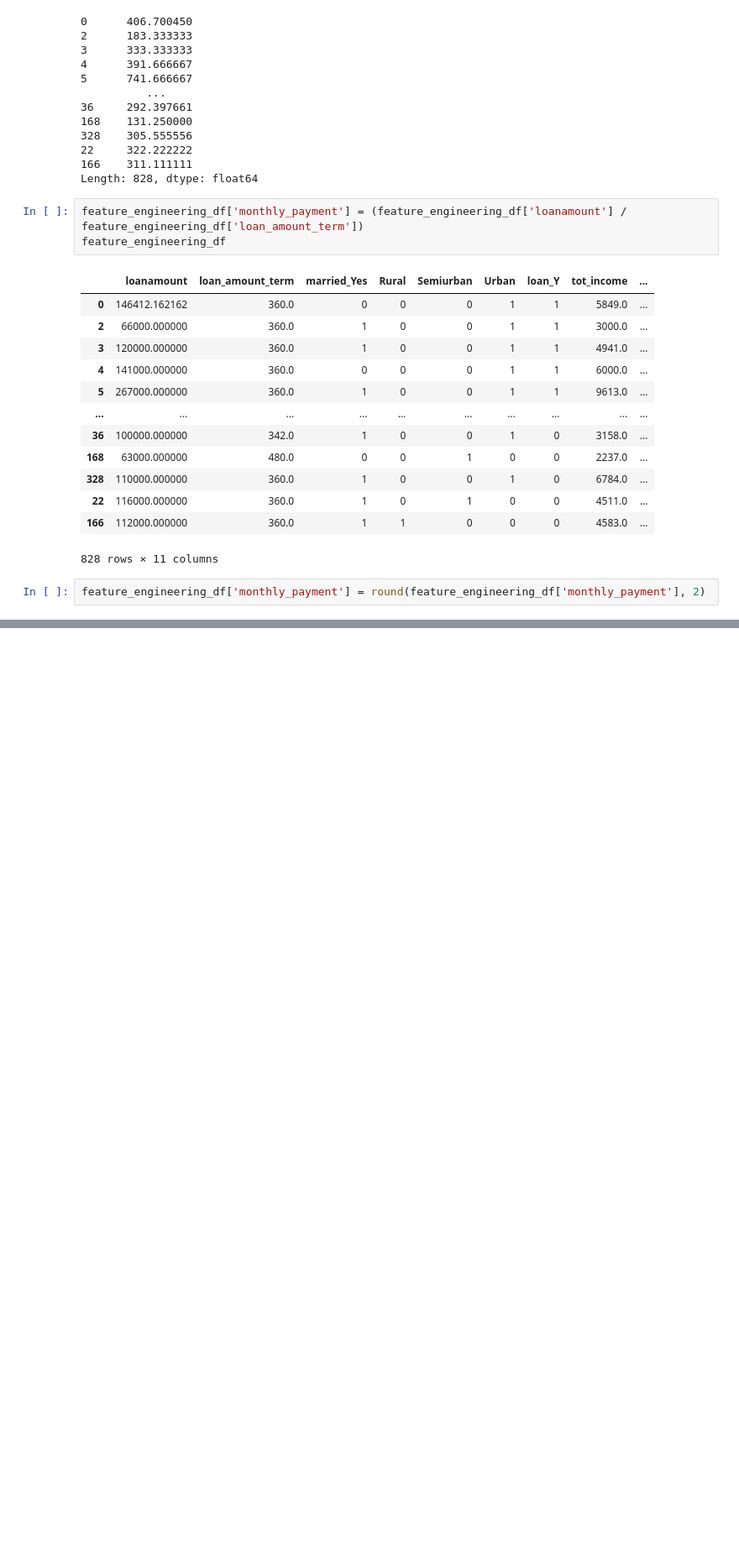
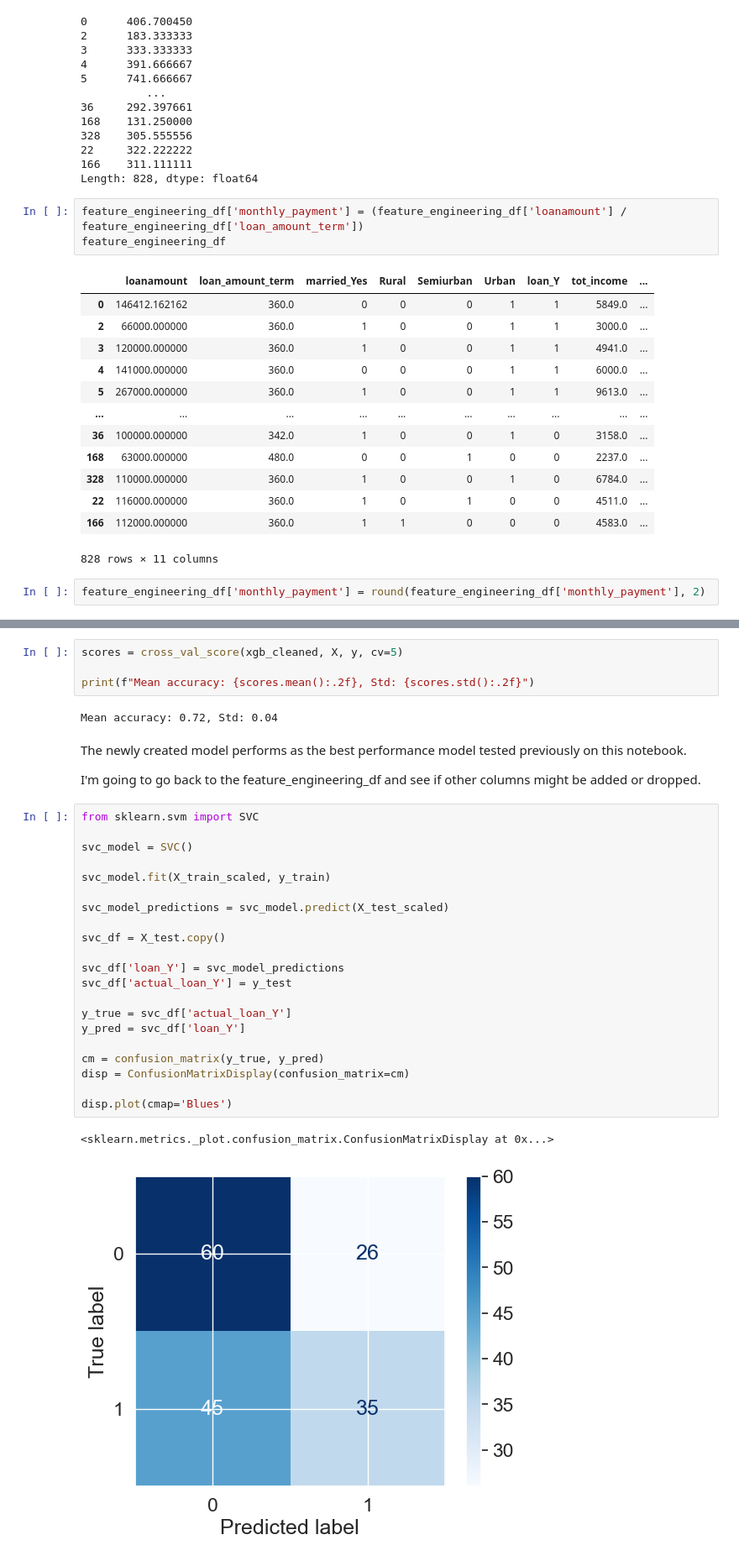
Before and after one commit to MC993/home_loan_approval, a Jupyter notebook: home_loan_notebook.ipynb, the cells around one changed output, grey strips where cells are left out. Shown at 84% size. Saved outputs shown, nothing was run; the diff lists cells and outputs as text; blank space fills up the shorter version.

```diff
--- a/home_loan_notebook.ipynb
+++ b/home_loan_notebook.ipynb
@@ -1421,0 +1560,34 @@ feature_engineering_df
+# %%
+scores = cross_val_score(xgb_cleaned, X, y, cv=5)
+
+print(f"Mean accuracy: {scores.mean():.2f}, Std: {scores.std():.2f}")
+# %% [output]
+Mean accuracy: 0.72, Std: 0.04
+# %% [markdown]
+The newly created model performs as the best performance model tested previously on this notebook.
+
+I'm going to go back to the feature_engineering_df and see if other columns might be added or dropped.
+# %%
+from sklearn.svm import SVC
+
+svc_model = SVC()
+
+svc_model.fit(X_train_scaled, y_train)
+
+svc_model_predictions = svc_model.predict(X_test_scaled)
+
+svc_df = X_test.copy()
+
+svc_df['loan_Y'] = svc_model_predictions
+svc_df['actual_loan_Y'] = y_test
+
+y_true = svc_df['actual_loan_Y']
+y_pred = svc_df['loan_Y']
+
+cm = confusion_matrix(y_true, y_pred)
+disp = ConfusionMatrixDisplay(confusion_matrix=cm)
+
+disp.plot(cmap='Blues')
+# %% [output]
+<sklearn.metrics._plot.confusion_matrix.ConfusionMatrixDisplay at 0x...>
+[figure, added]
```
Also changed, not shown: parts of 46 cells of this notebook, 1 other file.
